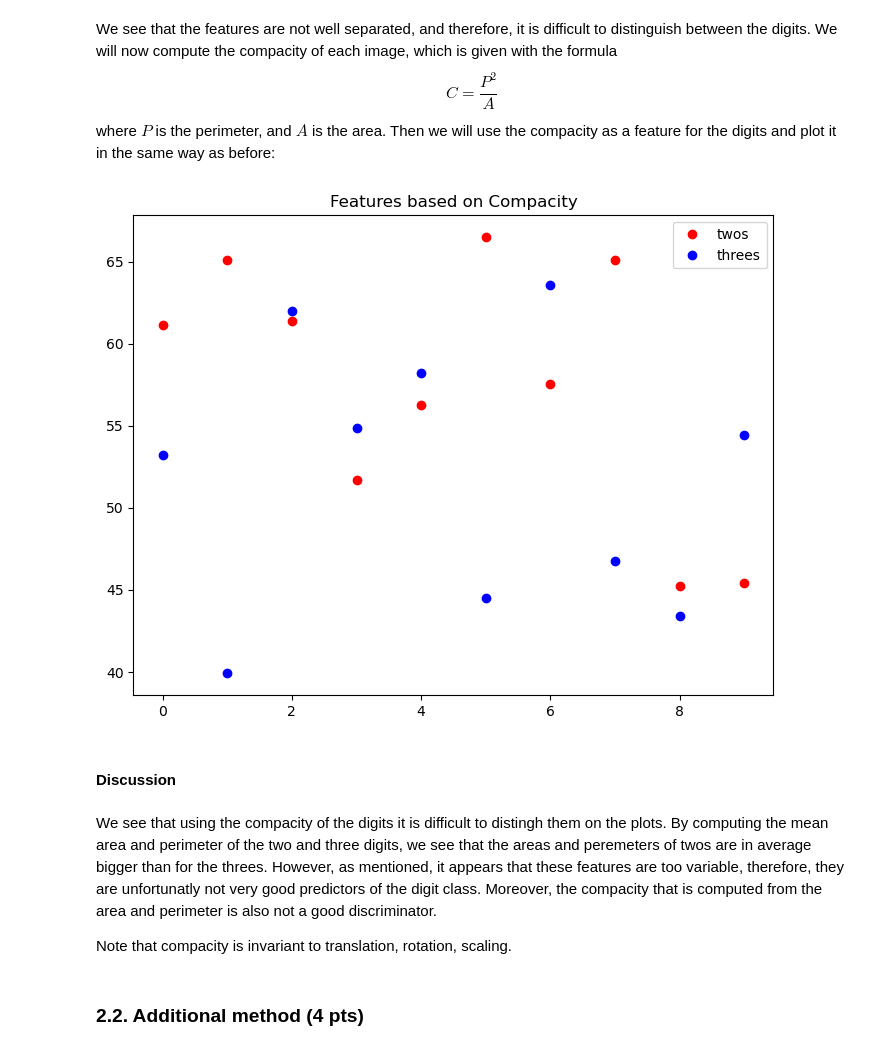
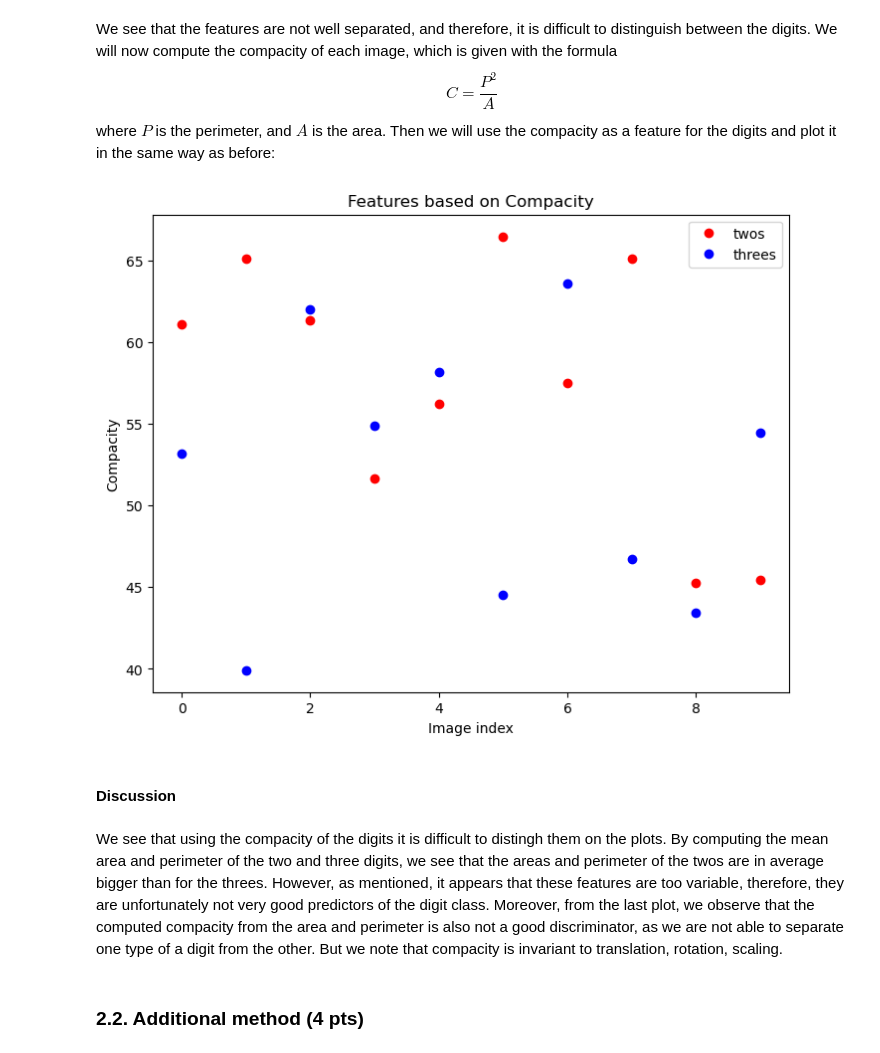
Before and after one commit to alexiaDorm/iapr-lab, a Jupyter notebook: lab_02_object_description.ipynb, the cells around one changed output. Saved outputs shown, nothing was run; the diff lists cells and outputs as text; code cells hidden in the pictures.

```diff
--- a/lab_02_object_description.ipynb
+++ b/lab_02_object_description.ipynb
@@ -685,26 +686,26 @@ where $P$ is the perimeter, and $A$ is the area. Then we will use the compacity
 # %%
 # Make the 1D plot of the compacity
 
-#Compute compacity
+# Compute compacity
 compacity_2 = (np.array(perimeters_2)*np.array(perimeters_2))/np.array(area_2)
 compacity_3 = (np.array(perimeters_3)*np.array(perimeters_3))/np.array(area_3)
 
 # Plot features for all images
 fig = plt.figure()
 ax = fig.add_axes([0,0,1,1])
-ax.plot(compacity_2, 'bo', color='r', label='twos')
-ax.plot(compacity_3, 'bo', color='b', label='threes')
+ax.plot(compacity_2, 'ro', label='twos')
+ax.plot(compacity_3, 'bo', label='threes')
 ax.legend(loc='best')
 plt.title("Features based on Compacity")
+plt.xlabel("Image index")
+plt.ylabel("Compacity")
 plt.show()
 # %% [output]
-[figure, old version]
+[figure, new version]
 # %% [markdown]
 ####  Discussion
 # %% [markdown]
-We see that using the compacity of the digits it is difficult to distingh them on the plots. By computing the mean area and perimeter of the two and three digits, we see that the areas and peremeters of twos are in average bigger than for the threes. However, as mentioned, it appears that these features are too variable, therefore, they are unfortunatly not very good predictors of the digit class. Moreover, the compacity that is computed from the area and perimeter is also not a good discriminator.
-
-Note that compacity is invariant to translation, rotation, scaling.
+We see that using the compacity of the digits it is difficult to distingh them on the plots. By computing the mean area and perimeter of the two and three digits, we see that the areas and perimeter of the twos are in average bigger than for the threes. However, as mentioned, it appears that these features are too variable, therefore, they are unfortunately not very good predictors of the digit class. Moreover, from the last plot, we observe that the computed compacity from the area and perimeter is also not a good discriminator, as we are not able to separate one type of a digit from the other. But we note that compacity is invariant to translation, rotation, scaling.
 # %% [markdown]
 ### 2.2. Additional method (4 pts)
 # %% [markdown]
```
Also changed, not shown: parts of 3 cells of this notebook.
